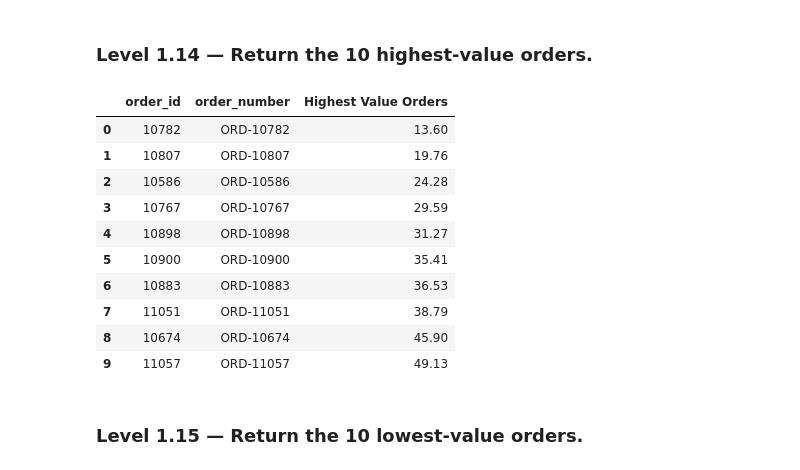
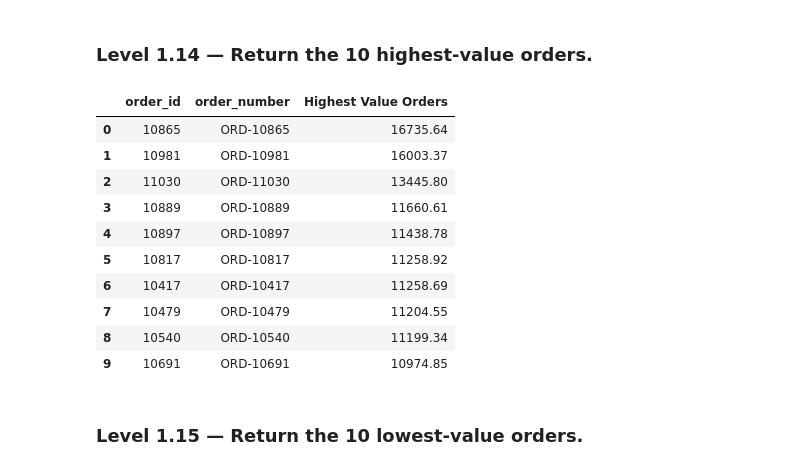
Before and after one commit to Thomasayanfeoluwa/E-Commerce-Analytics-Engineering-System, a Jupyter notebook: notebooks/01_sql_practice.ipynb, the cells around one changed output. Cells and saved outputs as stored; diff of their text form; code cells hidden in the pictures.

```diff
--- a/notebooks/01_sql_practice.ipynb
+++ b/notebooks/01_sql_practice.ipynb
@@ -403,24 +403,24 @@ run_sql("""
 # %%
 # Write your SQL here
 run_sql("""
     SELECT order_id, order_number,
         grand_total AS "Highest Value Orders"
     FROM orders
-    ORDER BY grand_total
+    ORDER BY grand_total DESC
     LIMIT 10;
 """)
 # %% [output]
 |  | order_id | order_number | Highest Value Orders |
-| 0 | 10782 | ORD-10782 | 13.60 |
-| 1 | 10807 | ORD-10807 | 19.76 |
-| 2 | 10586 | ORD-10586 | 24.28 |
-| 3 | 10767 | ORD-10767 | 29.59 |
-| 4 | 10898 | ORD-10898 | 31.27 |
-| 5 | 10900 | ORD-10900 | 35.41 |
-| 6 | 10883 | ORD-10883 | 36.53 |
-| 7 | 11051 | ORD-11051 | 38.79 |
-| 8 | 10674 | ORD-10674 | 45.90 |
-| 9 | 11057 | ORD-11057 | 49.13 |
+| 0 | 10865 | ORD-10865 | 16735.64 |
+| 1 | 10981 | ORD-10981 | 16003.37 |
+| 2 | 11030 | ORD-11030 | 13445.80 |
+| 3 | 10889 | ORD-10889 | 11660.61 |
+| 4 | 10897 | ORD-10897 | 11438.78 |
+| 5 | 10817 | ORD-10817 | 11258.92 |
+| 6 | 10417 | ORD-10417 | 11258.69 |
+| 7 | 10479 | ORD-10479 | 11204.55 |
+| 8 | 10540 | ORD-10540 | 11199.34 |
+| 9 | 10691 | ORD-10691 | 10974.85 |
 # %% [markdown]
 ### Level 1.15 — Return the 10 lowest-value orders.
 # %%
```
Also changed, not shown: parts of 1 cell of this notebook.
